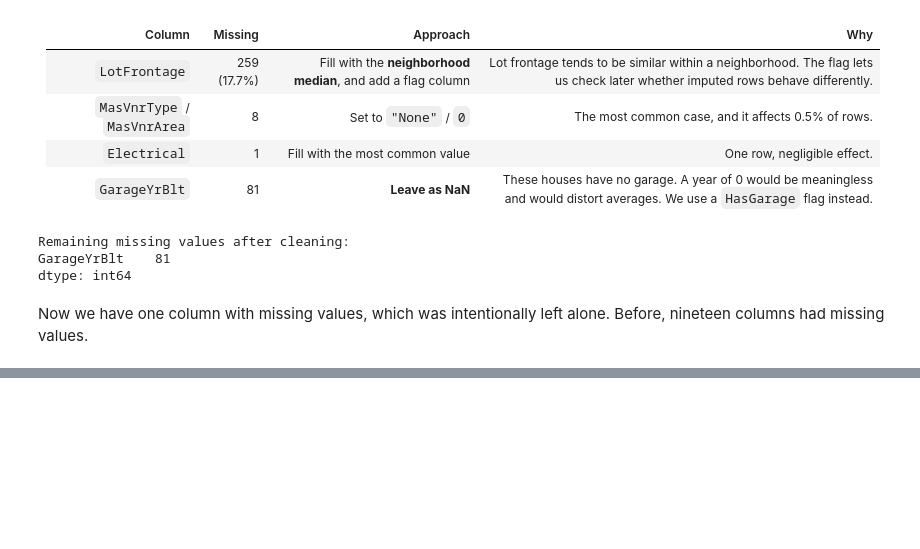
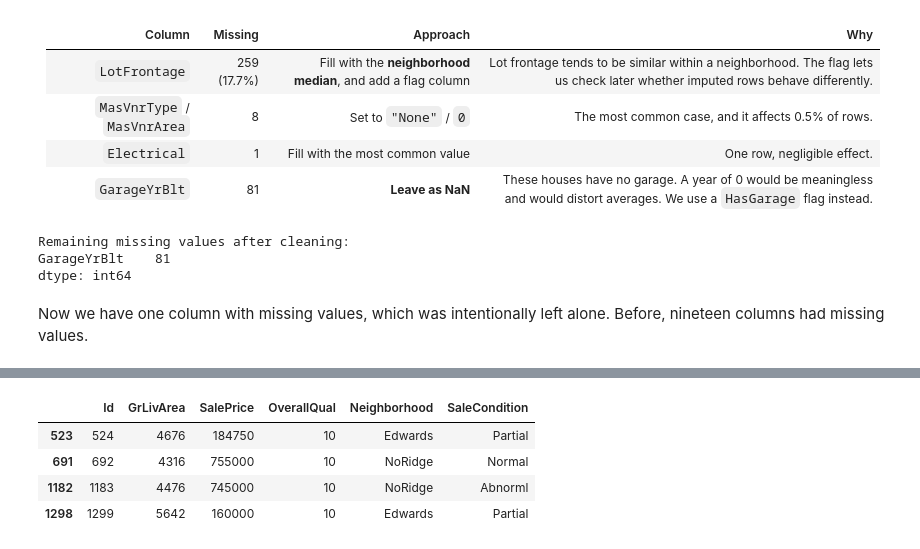
Before and after one commit to willmorgan11/ames_housing, a Jupyter notebook: data_analysis.ipynb, the cells around one changed output, grey strips where cells are left out. Saved outputs shown, nothing was run; the diff lists cells and outputs as text; code cells hidden in the pictures; blank space fills up the shorter version.

```diff
--- a/data_analysis.ipynb
+++ b/data_analysis.ipynb
@@ -306,0 +311,9 @@ Now we have one column with missing values, which was intentionally left alone.
+# %%
+big = clean[clean["GrLivArea"] > 4000]
+big[["Id", "GrLivArea", "SalePrice", "OverallQual", "Neighborhood", "SaleCondition"]]
+# %% [output]
+|  | Id | GrLivArea | SalePrice | OverallQual | Neighborhood | SaleCondition |
+| 523 | 524 | 4676 | 184750 | 10 | Edwards | Partial |
+| 691 | 692 | 4316 | 755000 | 10 | NoRidge | Normal |
+| 1182 | 1183 | 4476 | 745000 | 10 | NoRidge | Abnorml |
+| 1298 | 1299 | 5642 | 160000 | 10 | Edwards | Partial |
```
Also changed, not shown: parts of 5 cells of this notebook.
